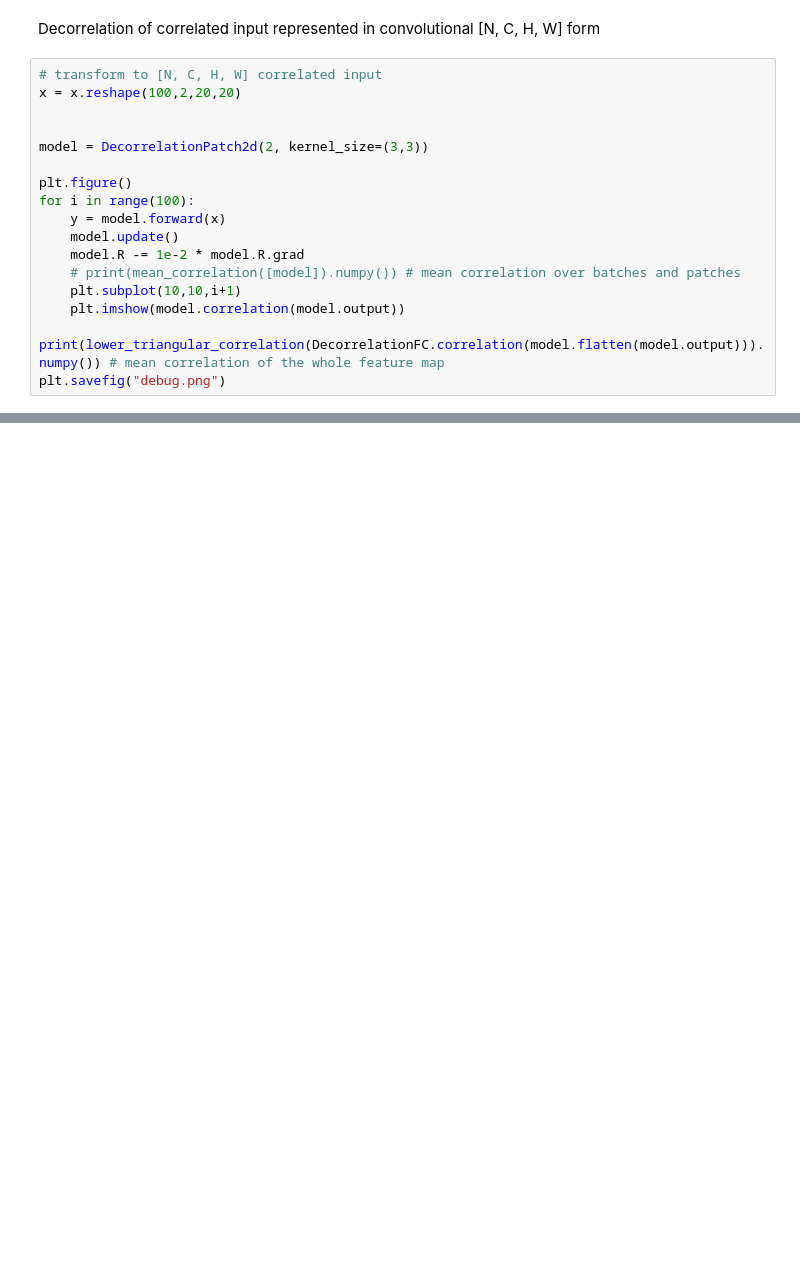
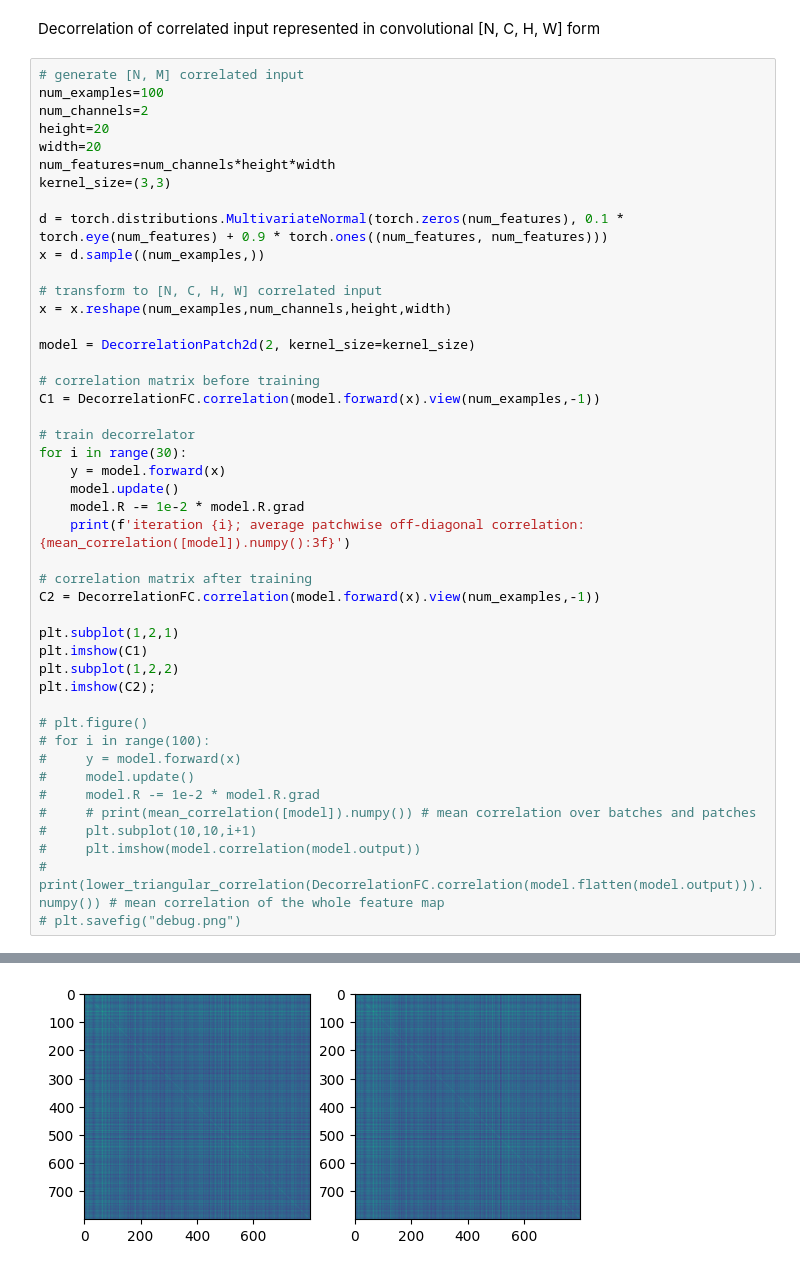
Before and after one commit to artcogsys/decorbp, a Jupyter notebook: tutorial.ipynb, the cells around one changed output, grey strips where cells are left out. Cells and saved outputs as stored; diff of their text form; blank space fills up the shorter version.

```diff
--- a/tutorial.ipynb
+++ b/tutorial.ipynb
@@ -18,20 +58,48 @@ Error:
 # %% [markdown]
 Decorrelation of correlated input represented in convolutional [N, C, H, W] form
 # %%
+# generate [N, M] correlated input
+num_examples=100
+num_channels=2
+height=20
+width=20
+num_features=num_channels*height*width
+kernel_size=(3,3)
+
+d = torch.distributions.MultivariateNormal(torch.zeros(num_features), 0.1 * torch.eye(num_features) + 0.9 * torch.ones((num_features, num_features)))
+x = d.sample((num_examples,))
+
 # transform to [N, C, H, W] correlated input
-x = x.reshape(100,2,20,20)
+x = x.reshape(num_examples,num_channels,height,width)
 
+model = DecorrelationPatch2d(2, kernel_size=kernel_size)
 
-model = DecorrelationPatch2d(2, kernel_size=(3,3))
+# correlation matrix before training
+C1 = DecorrelationFC.correlation(model.forward(x).view(num_examples,-1))
 
-plt.figure()
-for i in range(100):
+# train decorrelator
+for i in range(30):
     y = model.forward(x)
     model.update()
     model.R -= 1e-2 * model.R.grad
-    # print(mean_correlation([model]).numpy()) # mean correlation over batches and patches
-    plt.subplot(10,10,i+1)
-    plt.imshow(model.correlation(model.output))
-    print(lower_triangular_correlation(DecorrelationFC.correlation(model.flatten(model.output))).numpy()) # mean correlation of the whole feature map
-plt.savefig("debug.png")
+    print(f'iteration {i}; average patchwise off-diagonal correlation: {mean_correlation([model]).numpy():3f}')
+
+# correlation matrix after training
+C2 = DecorrelationFC.correlation(model.forward(x).view(num_examples,-1))
+
+plt.subplot(1,2,1)
+plt.imshow(C1)
+plt.subplot(1,2,2)
+plt.imshow(C2);
+
+# plt.figure()
+# for i in range(100):
+#     y = model.forward(x)
+#     model.update()
+#     model.R -= 1e-2 * model.R.grad
+#     # print(mean_correlation([model]).numpy()) # mean correlation over batches and patches
+#     plt.subplot(10,10,i+1)
+#     plt.imshow(model.correlation(model.output))
+#     print(lower_triangular_correlation(DecorrelationFC.correlation(model.flatten(model.output))).numpy()) # mean correlation of the whole feature map
+# plt.savefig("debug.png")
 # %% [output]
@@ -38,0 +126 @@ Error:
+[figure, added]
```
Also changed, not shown: parts of 4 cells of this notebook, 2 other files.
